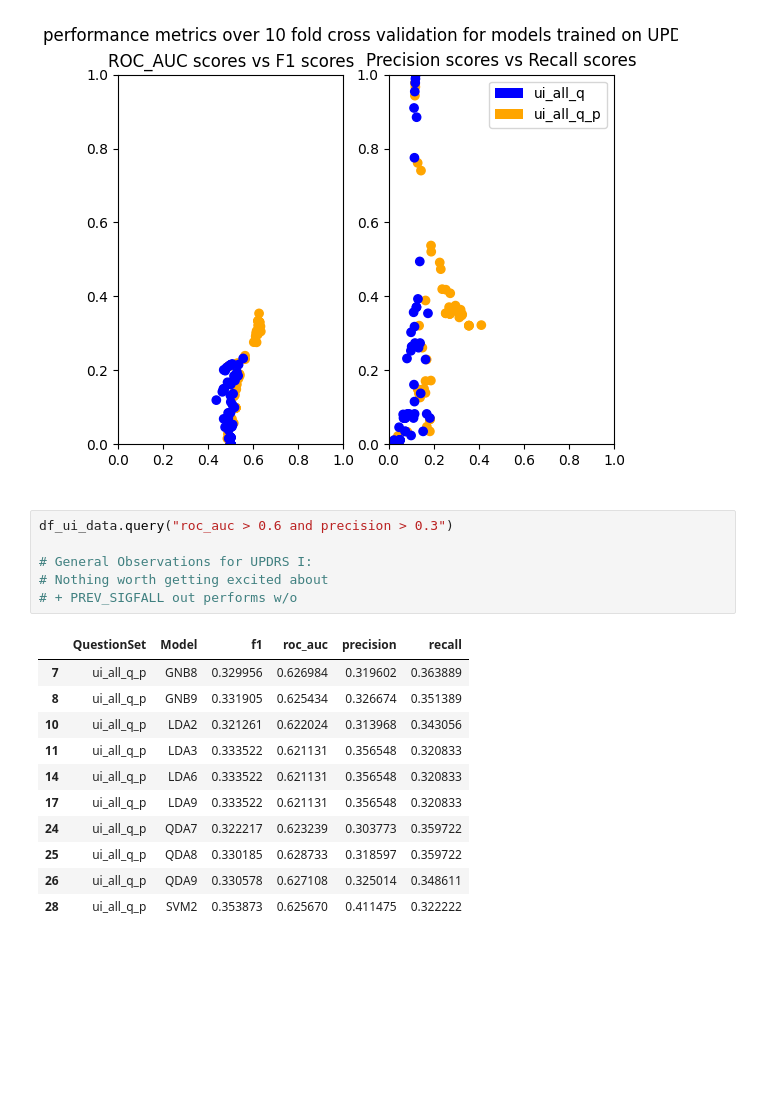
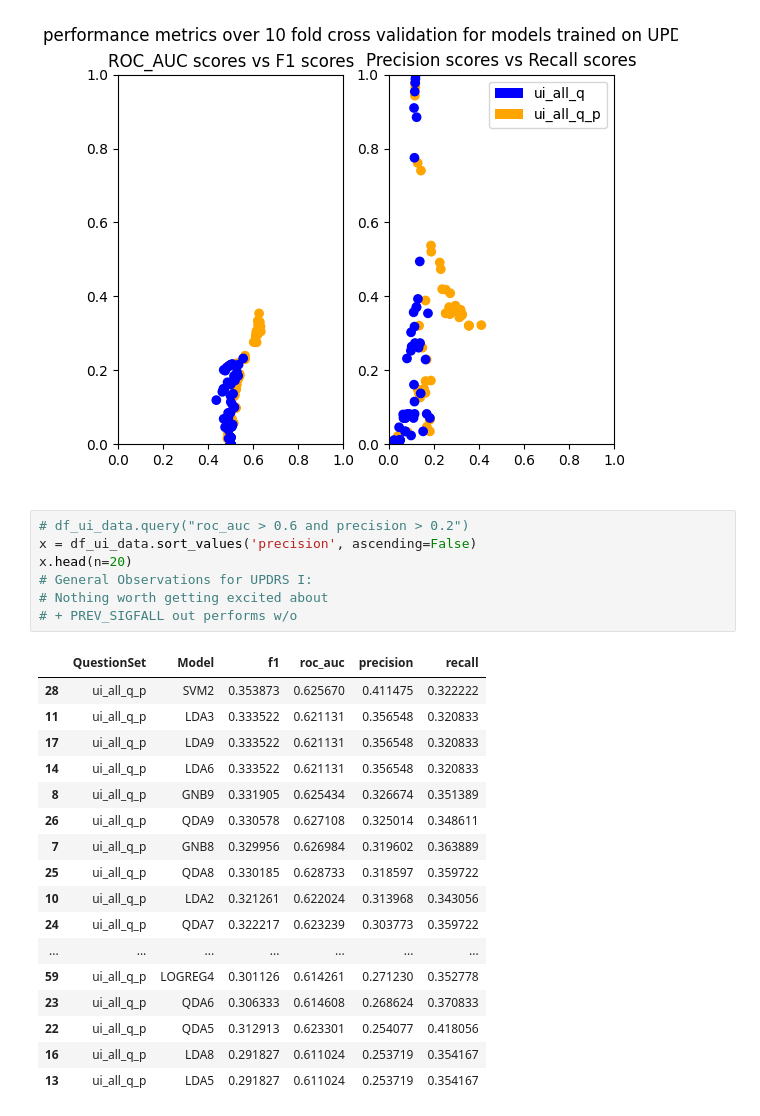
Before and after one commit to phazell-uni-work/dissertation-ppmi-jupyter-nb, a Jupyter notebook: results/ui_results.ipynb, the cells around one changed output. Saved outputs shown, nothing was run; the diff lists cells and outputs as text; blank space fills up the shorter version.

```diff
--- a/results/ui_results.ipynb
+++ b/results/ui_results.ipynb
@@ -114,20 +84,27 @@ plt.show()
 # %% [output]
 [figure]
 # %%
-df_ui_data.query("roc_auc > 0.6 and precision > 0.3")
-
+# df_ui_data.query("roc_auc > 0.6 and precision > 0.2")
+x = df_ui_data.sort_values('precision', ascending=False)
+x.head(n=20)
 # General Observations for UPDRS I:
 # Nothing worth getting excited about
 # + PREV_SIGFALL out performs w/o
 # %% [output]
 |  | QuestionSet | Model | f1 | roc_auc | precision | recall |
+| 28 | ui_all_q_p | SVM2 | 0.353873 | 0.625670 | 0.411475 | 0.322222 |
+| 11 | ui_all_q_p | LDA3 | 0.333522 | 0.621131 | 0.356548 | 0.320833 |
+| 17 | ui_all_q_p | LDA9 | 0.333522 | 0.621131 | 0.356548 | 0.320833 |
+| 14 | ui_all_q_p | LDA6 | 0.333522 | 0.621131 | 0.356548 | 0.320833 |
+| 8 | ui_all_q_p | GNB9 | 0.331905 | 0.625434 | 0.326674 | 0.351389 |
+| 26 | ui_all_q_p | QDA9 | 0.330578 | 0.627108 | 0.325014 | 0.348611 |
 | 7 | ui_all_q_p | GNB8 | 0.329956 | 0.626984 | 0.319602 | 0.363889 |
-| 8 | ui_all_q_p | GNB9 | 0.331905 | 0.625434 | 0.326674 | 0.351389 |
+| 25 | ui_all_q_p | QDA8 | 0.330185 | 0.628733 | 0.318597 | 0.359722 |
 | 10 | ui_all_q_p | LDA2 | 0.321261 | 0.622024 | 0.313968 | 0.343056 |
-| 11 | ui_all_q_p | LDA3 | 0.333522 | 0.621131 | 0.356548 | 0.320833 |
-| 14 | ui_all_q_p | LDA6 | 0.333522 | 0.621131 | 0.356548 | 0.320833 |
-| 17 | ui_all_q_p | LDA9 | 0.333522 | 0.621131 | 0.356548 | 0.320833 |
 | 24 | ui_all_q_p | QDA7 | 0.322217 | 0.623239 | 0.303773 | 0.359722 |
-| 25 | ui_all_q_p | QDA8 | 0.330185 | 0.628733 | 0.318597 | 0.359722 |
-| 26 | ui_all_q_p | QDA9 | 0.330578 | 0.627108 | 0.325014 | 0.348611 |
-| 28 | ui_all_q_p | SVM2 | 0.353873 | 0.625670 | 0.411475 | 0.322222 |
+| ... | ... | ... | ... | ... | ... | ... |
+| 59 | ui_all_q_p | LOGREG4 | 0.301126 | 0.614261 | 0.271230 | 0.352778 |
+| 23 | ui_all_q_p | QDA6 | 0.306333 | 0.614608 | 0.268624 | 0.370833 |
+| 22 | ui_all_q_p | QDA5 | 0.312913 | 0.623301 | 0.254077 | 0.418056 |
+| 16 | ui_all_q_p | LDA8 | 0.291827 | 0.611024 | 0.253719 | 0.354167 |
+| 13 | ui_all_q_p | LDA5 | 0.291827 | 0.611024 | 0.253719 | 0.354167 |
```
Also changed, not shown: parts of 1 cell of this notebook, 3 other files.
